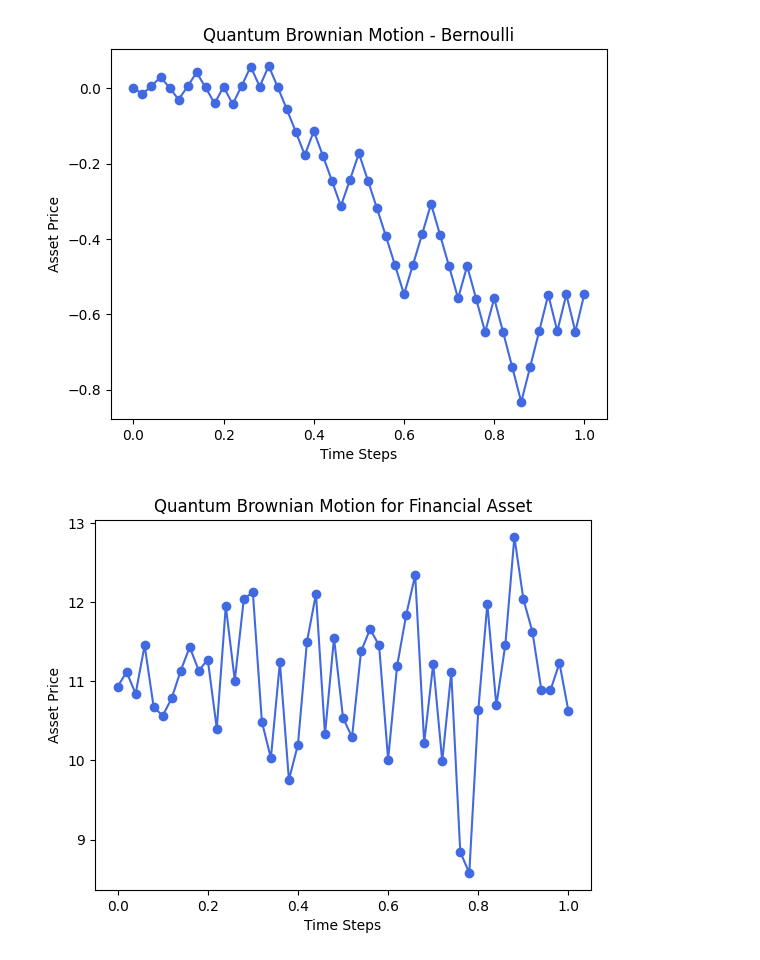
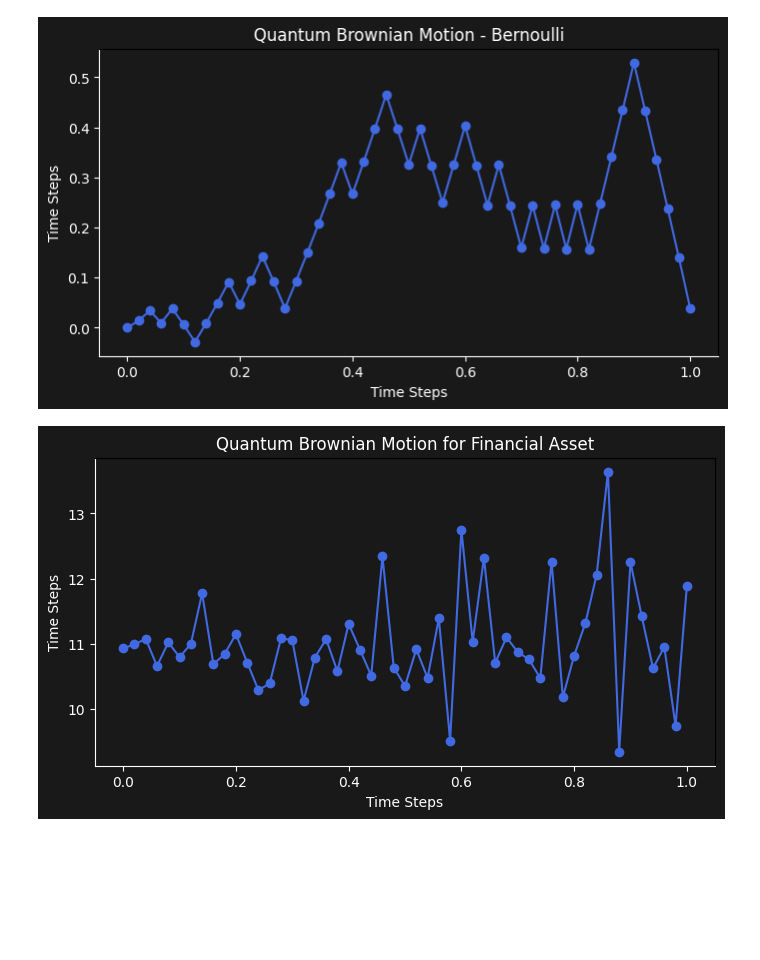
Before and after one commit to Voz-bonita/QuantumStochasticProcess, a Jupyter notebook: QBM.ipynb, the cells around one changed output. Cells and saved outputs as stored; diff of their text form; code cells hidden in the pictures; blank space fills up the shorter version.

Commit message:
Image saved with matching theme to presentation

```diff
--- a/QBM.ipynb
+++ b/QBM.ipynb
@@ -14,46 +14,59 @@ def Bernoulli_gate(p):
     return RYGate(2*np.arcsin(np.sqrt(p)))
 
 
-def styled_line_plot(x, y, title):
-    plt.plot(x, y, marker='o', linestyle='-', color='royalblue', label="Quantum Brownian Motion")
-    plt.xlabel("Time Steps")
-    plt.ylabel("Asset Price")
-    plt.title(title)
+def styled_line_plot(x, y, title, out_path):
+    BACKGROUND_COLOR = "#191919"
+
+    fig, ax = plt.subplots(figsize=(8, 4))
+    fig.patch.set_facecolor(BACKGROUND_COLOR)
+
+    ax.set_facecolor(BACKGROUND_COLOR)
+    ax.tick_params(axis='x', colors='white')
+    ax.tick_params(axis='y', colors='white')
+    ax.spines['left'].set_color('white')
+    ax.spines['bottom'].set_color('white')
+
+    ax.plot(x, y, marker='o', linestyle='-', color='royalblue', label="Quantum Brownian Motion")
+    plt.xlabel("Time Steps", {"color": "white"})
+    plt.ylabel("Time Steps", {"color": "white"})
+    plt.title(title, {"color": "white"})
+
+    plt.savefig(out_path)
     plt.show()
 # %%
 from qiskit_aer import AerSimulator
 
 
 P = 0.5 # Bernoulli p
 B_0 = 0
 values = [B_0]
 
 simulator = AerSimulator()
 time_steps = np.linspace(0, 1, num_steps + 1)
 for t in time_steps[1:]:
     # Circuit definition
     qc = QuantumCircuit(1)
     qc.append(Bernoulli_gate(P), [0])
     qc.measure_all()
 
     # Run simulation
     result = simulator.run(qc, shots=1).result()
     counts = result.get_counts(qc)
     total = sum(counts.values())
 
     # Check outcome
     down = counts.get('0')
     up = counts.get('1')
 
     # Map to asset price: Measure |0> → price decreases, Measure |1> → price increases
     delta_sign = bool(down)*-1 + bool(up)*1
     S_t = values[-1] + np.sqrt(t) * sigma * delta_sign
     values.append(S_t)
 
 
-styled_line_plot(time_steps, values, "Quantum Brownian Motion - Bernoulli")
+styled_line_plot(time_steps, values, "Quantum Brownian Motion - Bernoulli", "images/bernoulli.png")
 # %% [output]
-[figure, old version]
+[figure, new version]
 # %%
 from qiskit_aer import AerSimulator
 
@@ -87,15 +100,10 @@ for t in time_steps[1:]:
 
     random_norm = (price_up - P)/SD
 
-    # Map to asset price: Higher prob of |0> → price increases, Higher prob of |1> → price decreases
-    delta_sign = np.random.choice([-1, 1], size=1, p=[price_down, price_up])
-    delta_magnitue = np.random.randn()**2
-    delta = (delta_sign*delta_magnitue)[0]
-
     S_t = S_0 * np.exp((mu - sigma**2/2) * t + np.sqrt(t) * sigma * random_norm)
     prices.append(S_t)
 
 
-styled_line_plot(time_steps, prices, "Quantum Brownian Motion for Financial Asset")
+styled_line_plot(time_steps, prices, "Quantum Brownian Motion for Financial Asset", "images/normal.png")
 # %% [output]
-[figure, old version]
+[figure, new version]
```
